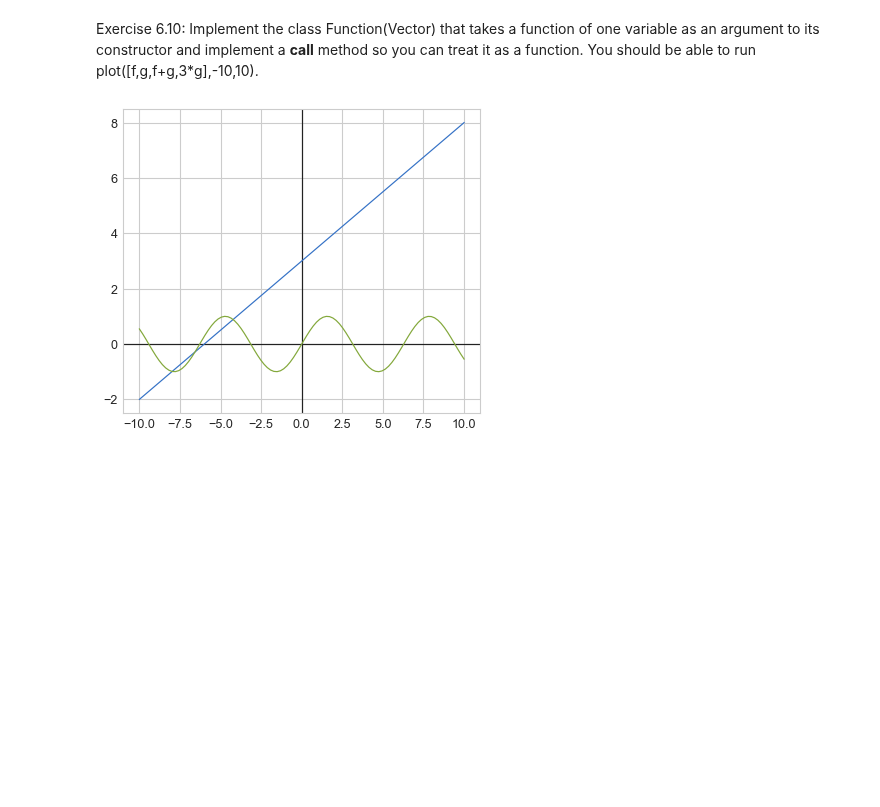
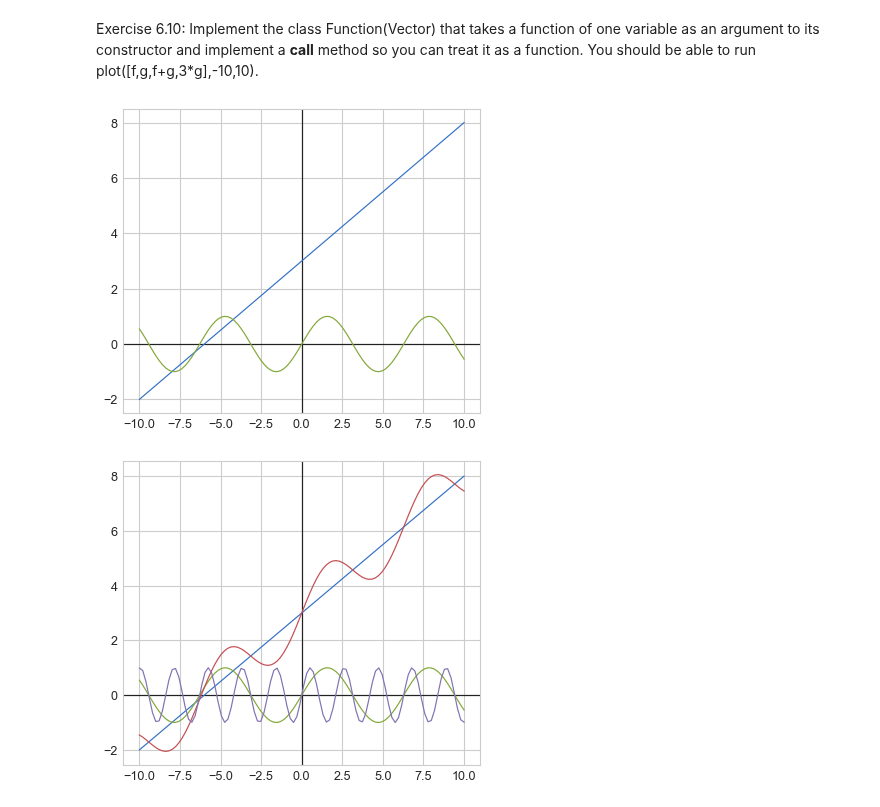
Before and after one commit to aliakhtar/maths4programmers-python, a Jupyter notebook: ch06/6.2.ipynb, the cells around one changed output. Drawn from its saved outputs; the diff is of its cells as text; code cells hidden in the pictures; blank space fills up the shorter version.

```diff
--- a/ch06/6.2.ipynb
+++ b/ch06/6.2.ipynb
@@ -78,9 +78,11 @@ plot([f,g,f+g,3*g],-10,10).
 # %%
 from ch06.Function import *
 
 f = Function(lambda x: 0.5 * x + 3)
 g = Function(lambda x: sin(x))
 
 plot([f,g],-10,10)
+plot([f,g,f+g,3*g],-10,10)
 # %% [output]
 [figure]
+[figure, added]
```
